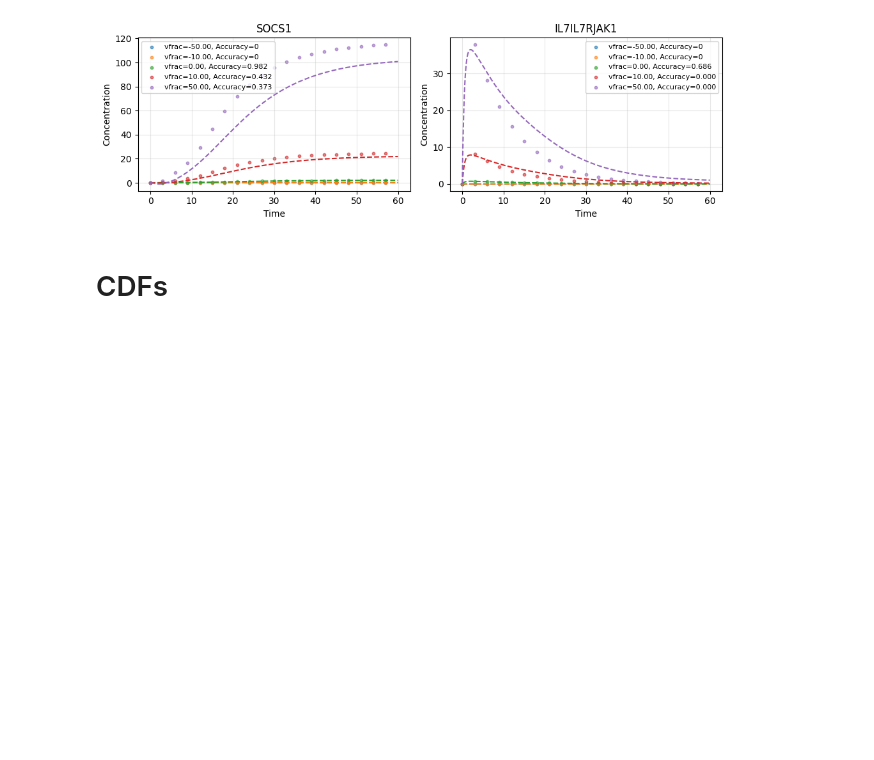
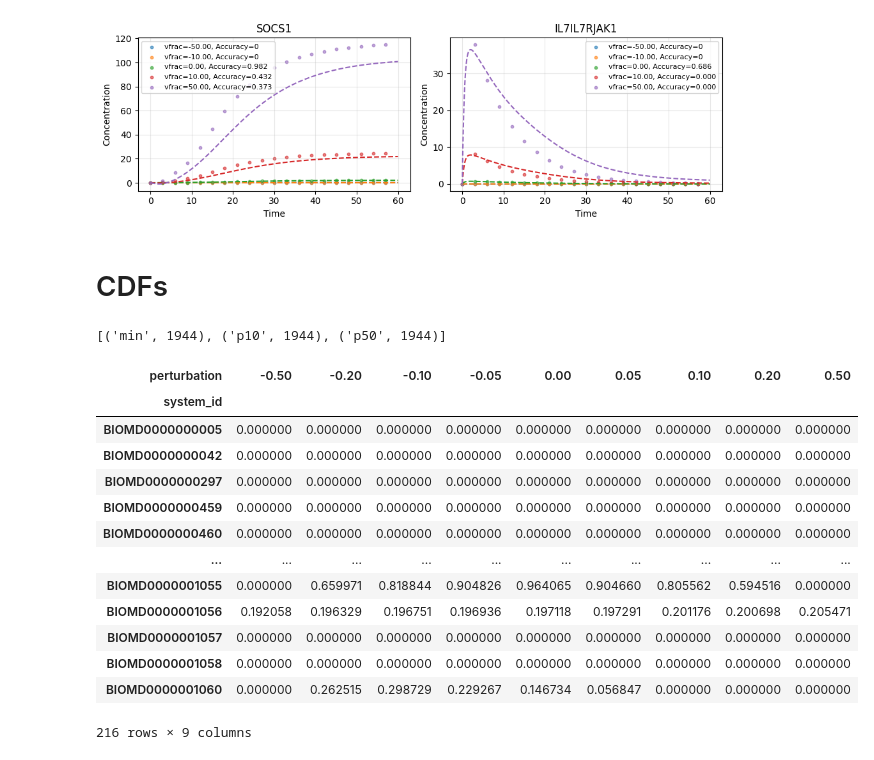
Before and after one commit to ModelEngineering/linearity_analysis, a Jupyter notebook: notebooks/perturbation_analysis.ipynb, the cells around one changed output. Saved outputs shown, nothing was run; the diff lists cells and outputs as text; code cells hidden in the pictures; blank space fills up the shorter version.

```diff
--- a/notebooks/perturbation_analysis.ipynb
+++ b/notebooks/perturbation_analysis.ipynb
@@ -31,3 +31,11 @@ subtitle="")
 [figure]
 # %% [markdown]
 # CDFs
+# %%
+PATH = os.path.join(cn.DATA_DIR, "perturbation_study-0.001.csv")
+#PATH = os.path.join(cn.DATA_DIR, "linear_predictor_scores_1" + ".csv")
+df = pd.read_csv(PATH)
+DF_DCT = {p: df[p] for p in ['min', 'p10', 'p50']}
+[(p, len(d)) for p, d in DF_DCT.items()]
+# %% [output]
+[('min', 1944), ('p10', 1944), ('p50', 1944)]
@@ -33,0 +45,17 @@ subtitle="")
+# %%
+DF_P_DCT['min']
+# %% [output]
+| perturbation | -0.50 | -0.20 | -0.10 | -0.05 | 0.00 | 0.05 | 0.10 | 0.20 | 0.50 |
+| system_id |  |  |  |  |  |  |  |  |  |
+| BIOMD0000000005 | 0.000000 | 0.000000 | 0.000000 | 0.000000 | 0.000000 | 0.000000 | 0.000000 | 0.000000 | 0.000000 |
+| BIOMD0000000042 | 0.000000 | 0.000000 | 0.000000 | 0.000000 | 0.000000 | 0.000000 | 0.000000 | 0.000000 | 0.000000 |
+| BIOMD0000000297 | 0.000000 | 0.000000 | 0.000000 | 0.000000 | 0.000000 | 0.000000 | 0.000000 | 0.000000 | 0.000000 |
+| BIOMD0000000459 | 0.000000 | 0.000000 | 0.000000 | 0.000000 | 0.000000 | 0.000000 | 0.000000 | 0.000000 | 0.000000 |
+| BIOMD0000000460 | 0.000000 | 0.000000 | 0.000000 | 0.000000 | 0.000000 | 0.000000 | 0.000000 | 0.000000 | 0.000000 |
+| ... | ... | ... | ... | ... | ... | ... | ... | ... | ... |
+| BIOMD0000001055 | 0.000000 | 0.659971 | 0.818844 | 0.904826 | 0.964065 | 0.904660 | 0.805562 | 0.594516 | 0.000000 |
+| BIOMD0000001056 | 0.192058 | 0.196329 | 0.196751 | 0.196936 | 0.197118 | 0.197291 | 0.201176 | 0.200698 | 0.205471 |
+| BIOMD0000001057 | 0.000000 | 0.000000 | 0.000000 | 0.000000 | 0.000000 | 0.000000 | 0.000000 | 0.000000 | 0.000000 |
+| BIOMD0000001058 | 0.000000 | 0.000000 | 0.000000 | 0.000000 | 0.000000 | 0.000000 | 0.000000 | 0.000000 | 0.000000 |
+| BIOMD0000001060 | 0.000000 | 0.262515 | 0.298729 | 0.229267 | 0.146734 | 0.056847 | 0.000000 | 0.000000 | 0.000000 |
+216 rows × 9 columns
```
Also changed, not shown: parts of 9 cells of this notebook.
